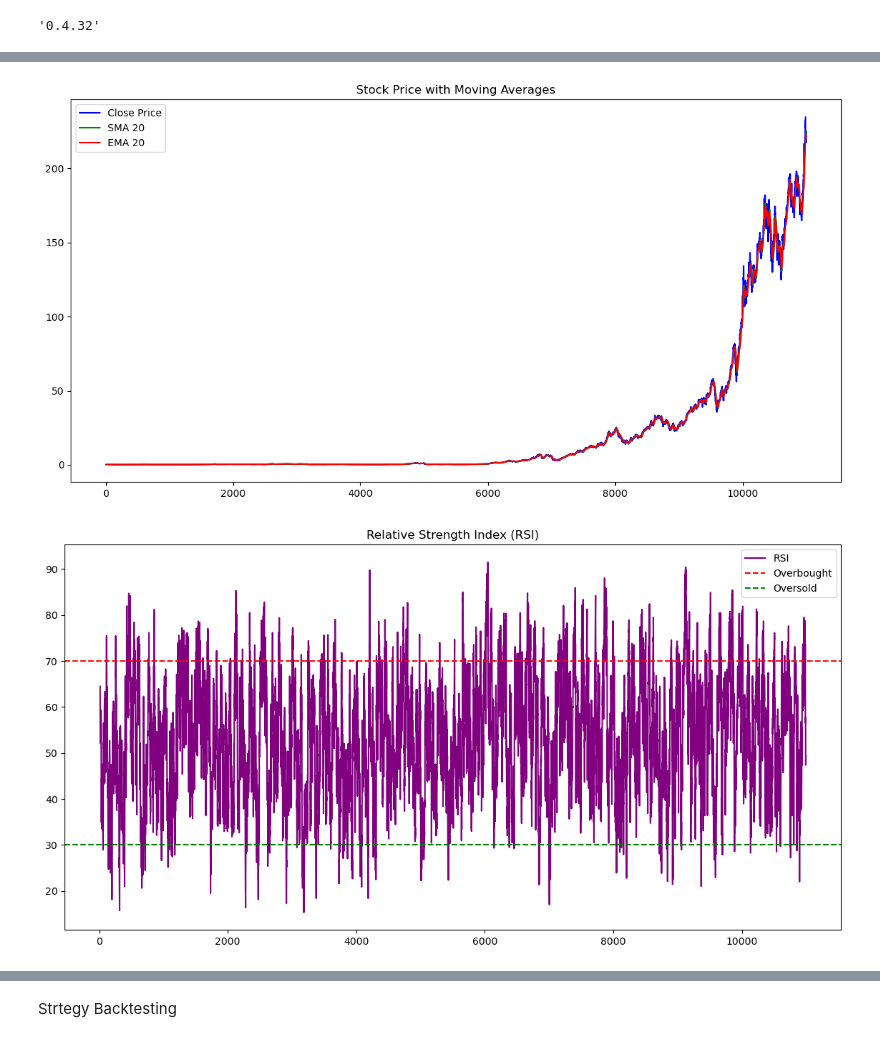
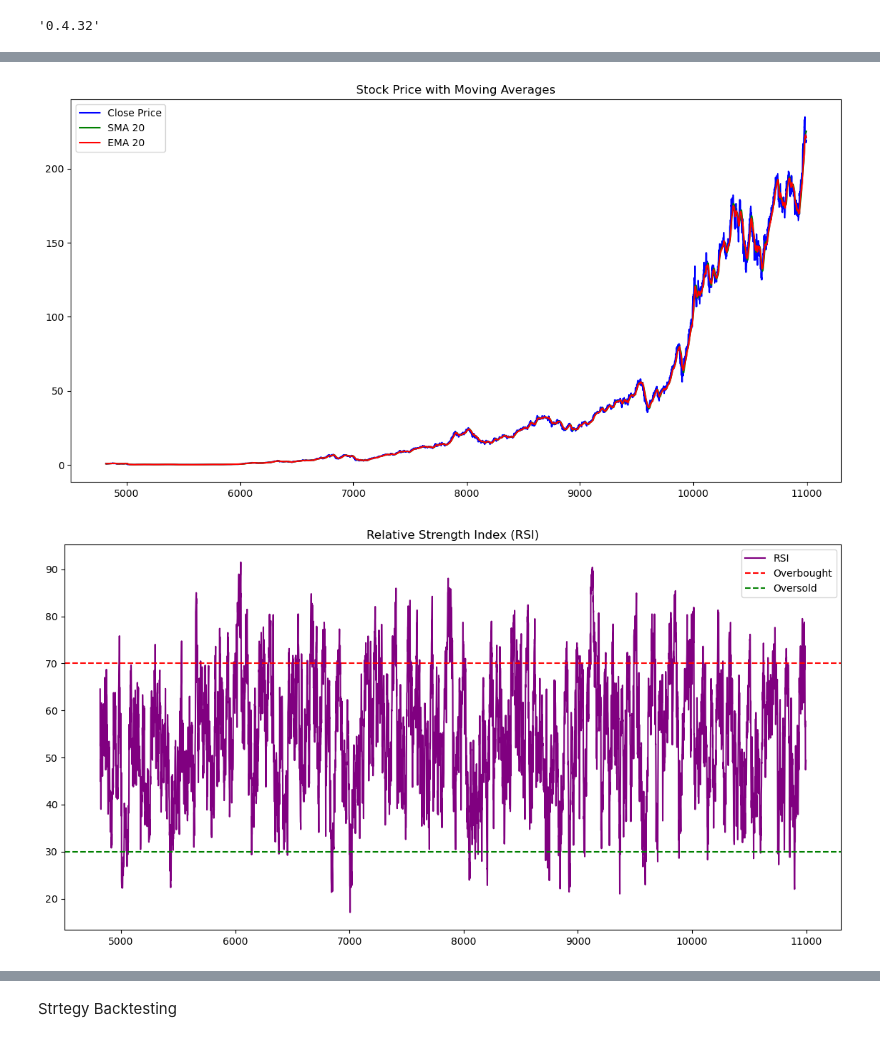
Before and after one commit to Amanzlastt/kifyaw1, a Jupyter notebook: notebooks/task-2.ipynb, the cells around one changed output, grey strips where cells are left out. Saved outputs shown, nothing was run; the diff lists cells and outputs as text; code cells hidden in the pictures.

```diff
--- a/notebooks/task-2.ipynb
+++ b/notebooks/task-2.ipynb
@@ -81,3 +81,6 @@ df_apple['ATR'] = talib.ATR(df_apple['High'], df_apple['Low'], df_apple['Close']
 df_apple['OBV'] = talib.OBV(df_apple['Close'], df_apple['Volume'])
 
 df_apple['AD'] = talib.AD(df_apple['High'], df_apple['Low'], df_apple['Close'], df_apple['Volume'])
+# %%
+df_filtered = df_apple[df_apple['Date'] >= '2000-01-01']
+df_filtered.set_index(df_filtered['Date'])
@@ -84,25 +102,25 @@ df_apple['AD'] = talib.AD(df_apple['High'], df_apple['Low'], df_apple['Close'],
 # %%
 
 # Plot Close Price with SMA and EMA
 plt.figure(figsize=(14, 7))
-plt.plot(df_apple['Close'], label='Close Price', color='blue')
-plt.plot(df_apple['SMA_20'], label='SMA 20', color='green')
-plt.plot(df_apple['EMA_20'], label='EMA 20', color='red')
+plt.plot(df_filtered['Close'], label='Close Price', color='blue')
+plt.plot(df_filtered['SMA_20'], label='SMA 20', color='green')
+plt.plot(df_filtered['EMA_20'], label='EMA 20', color='red')
 plt.title('Stock Price with Moving Averages')
 plt.legend()
 plt.show()
 
 # Plot RSI
 plt.figure(figsize=(14, 7))
-plt.plot(df_apple['RSI'], label='RSI', color='purple')
+plt.plot(df_filtered['RSI'], label='RSI', color='purple')
 plt.axhline(70, color='red', linestyle='--', label='Overbought')
 plt.axhline(30, color='green', linestyle='--', label='Oversold')
 plt.title('Relative Strength Index (RSI)')
 plt.legend()
 plt.show()
 # %% [output]
-[figure, old version]
+[figure, new version]
-[figure, old version]
+[figure, new version]
 # %%
 import mplfinance as mpf
 
```
Also changed, not shown: parts of 3 cells of this notebook.
